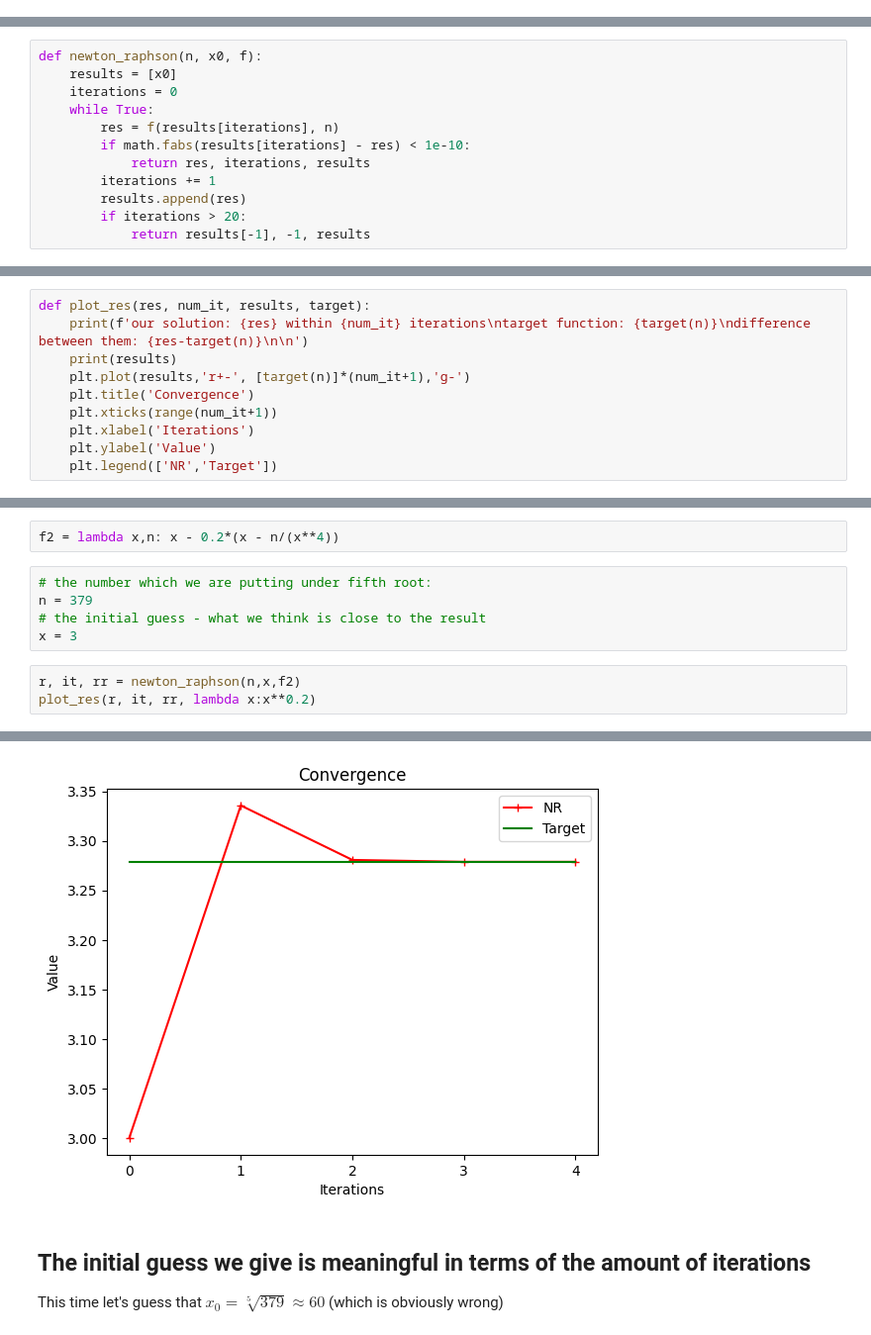
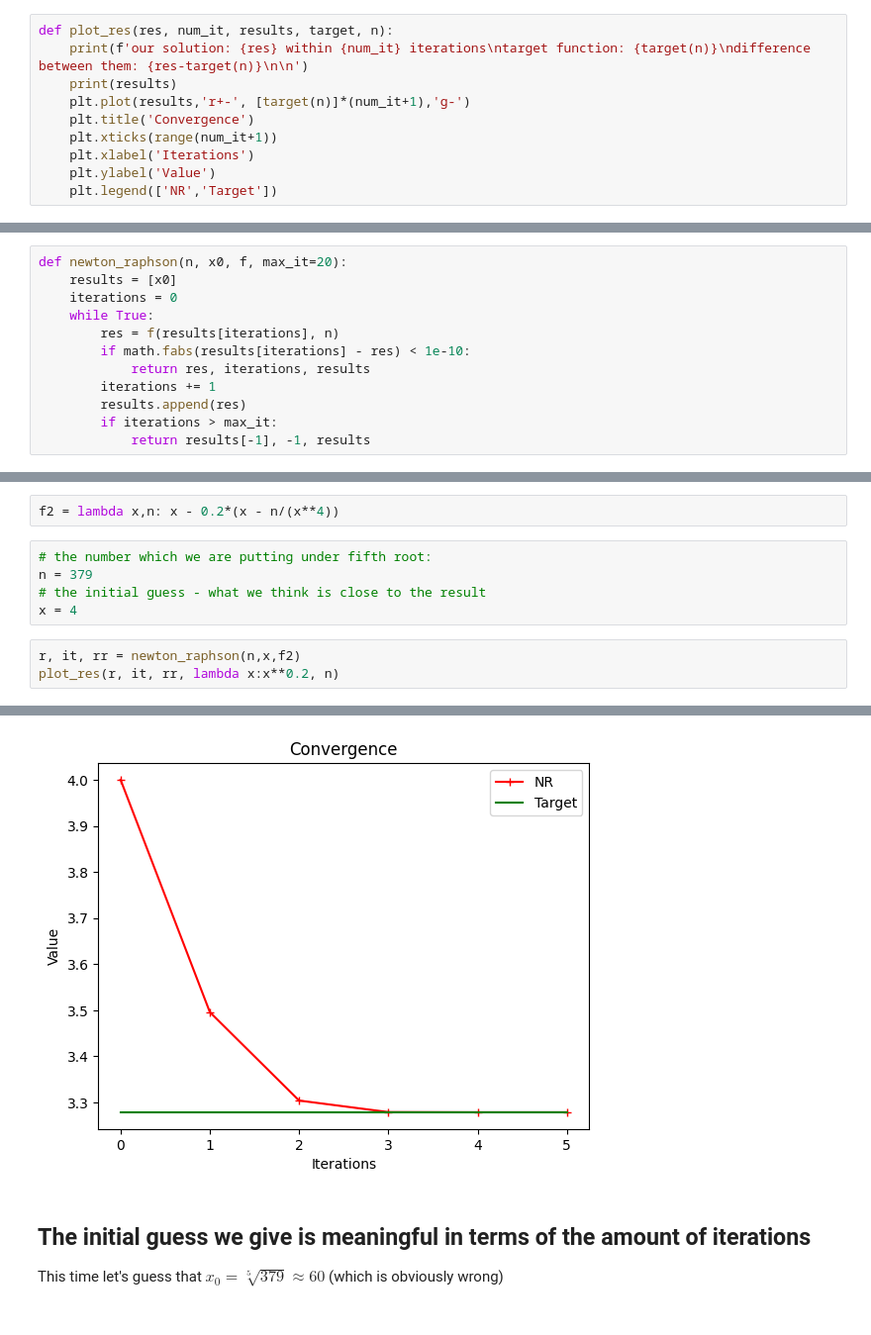
Before and after one commit to agvaniya/jupyter, a Jupyter notebook: newton_method.ipynb, the cells around one changed output, grey strips where cells are left out. Shown: that part at 99% size. Drawn from its saved outputs; the diff is of its cells as text.

```diff
--- a/newton_method.ipynb
+++ b/newton_method.ipynb
@@ -3,6 +3,16 @@ import math
 from math import sqrt,e, log
 from matplotlib import pyplot as plt
 %matplotlib inline
+# %%
+def plot_res(res, num_it, results, target, n):
+    print(f'our solution: {res} within {num_it} iterations\ntarget function: {target(n)}\ndifference between them: {res-target(n)}\n\n')
+    print(results)
+    plt.plot(results,'r+-', [target(n)]*(num_it+1),'g-')
+    plt.title('Convergence')
+    plt.xticks(range(num_it+1))
+    plt.xlabel('Iterations')
+    plt.ylabel('Value')
+    plt.legend(['NR','Target'])
 # %% [markdown]
 # Newton Raphson method: $x_1 = x_0-\frac{f(x_0)}{f'(x_0)}$
 
@@ -66,7 +86,7 @@ print(f' iteration 4: {x4}, difference from target: {math.fabs(x4-target)}')
 
 let's make it into a function that codifies what we did in the steps above:
 # %%
-def newton_raphson(n, x0, f):
+def newton_raphson(n, x0, f, max_it=20):
     results = [x0]
     iterations = 0
     while True:
@@ -75,5 +95,5 @@ def newton_raphson(n, x0, f):
             return res, iterations, results
         iterations += 1
         results.append(res)
-        if iterations > 20:
+        if iterations > max_it:
             return results[-1], -1, results
@@ -82,13 +100,3 @@ This is just a convenience function to help us compare the results and plot them
-# %%
-def plot_res(res, num_it, results, target):
-    print(f'our solution: {res} within {num_it} iterations\ntarget function: {target(n)}\ndifference between them: {res-target(n)}\n\n')
-    print(results)
-    plt.plot(results,'r+-', [target(n)]*(num_it+1),'g-')
-    plt.title('Convergence')
-    plt.xticks(range(num_it+1))
-    plt.xlabel('Iterations')
-    plt.ylabel('Value')
-    plt.legend(['NR','Target'])
 # %% [markdown]
 ## Let's try same thing with a fifth root !
 
@@ -105,8 +113,8 @@ f2 = lambda x,n: x - 0.2*(x - n/(x**4))
 # the number which we are putting under fifth root:
 n = 379
 # the initial guess - what we think is close to the result
-x = 3
+x = 4
 # %%
 r, it, rr = newton_raphson(n,x,f2)
-plot_res(r, it, rr, lambda x:x**0.2)
+plot_res(r, it, rr, lambda x:x**0.2, n)
 # %% [output]
@@ -119,4 +127,4 @@ difference between them: -4.440892098500626e-16
-[figure, old version]
+[figure, new version]
 # %% [markdown]
 ## The initial guess we give is meaningful in terms of the amount of iterations
 
```
Also changed, not shown: parts of 8 cells of this notebook.
